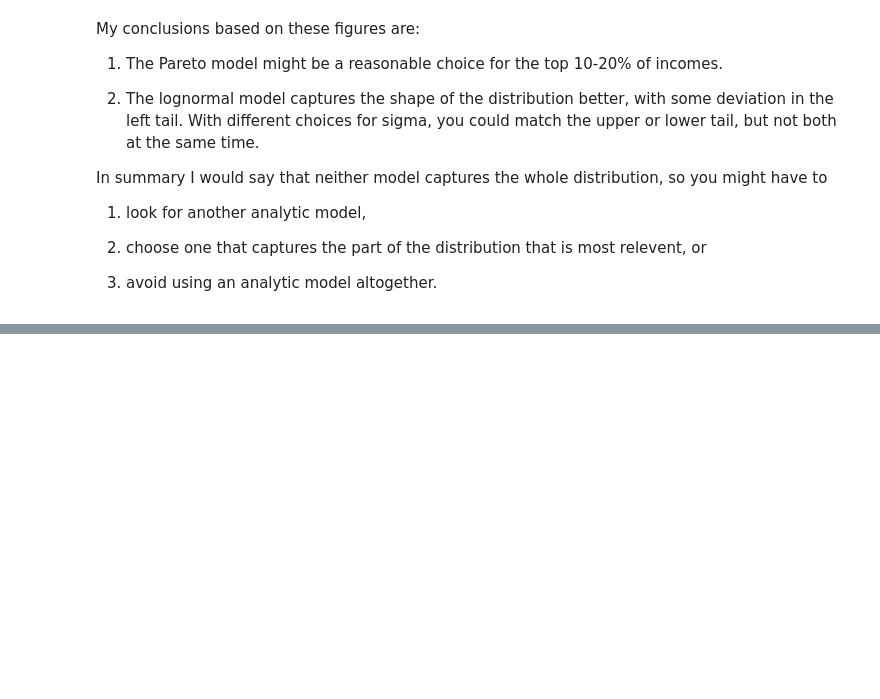
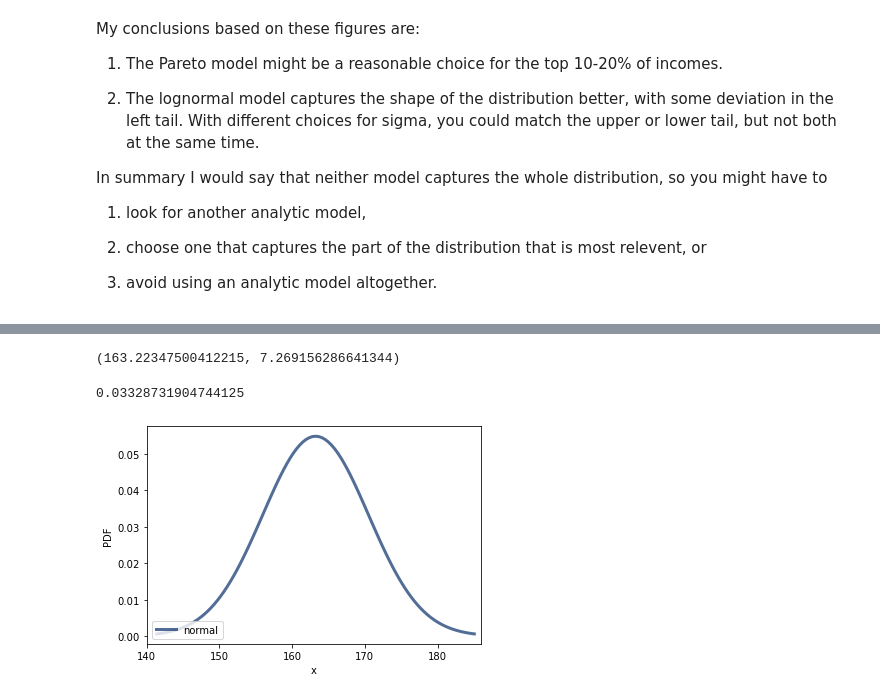
Before and after one commit to RGunasekaran21249030/DS530-RGunasekaran, a Jupyter notebook: Assignment_5_2_RagunathGunasekaran.ipynb, the cells around one changed output, grey strips where cells are left out. Drawn from its saved outputs; the diff is of its cells as text; code cells hidden in the pictures; blank space fills up the shorter version.

```diff
--- a/Assignment_5_2_RagunathGunasekaran.ipynb
+++ b/Assignment_5_2_RagunathGunasekaran.ipynb
@@ -601,0 +661,19 @@ so you might have to
+# %%
+df = brfss.ReadBrfss(nrows=None)
+# %%
+female = df[df.sex==2]
+female_heights = female.htm3.dropna()
+mean, std = female_heights.mean(), female_heights.std()
+mean, std
+# %% [output]
+(163.22347500412215, 7.269156286641344)
+# %%
+pdf = thinkstats2.NormalPdf(mean, std)
+pdf.Density(mean + std)
+# %% [output]
+0.03328731904744125
+# %%
+thinkplot.Pdf(pdf, label='normal')
+thinkplot.Config(xlabel='x', ylabel='PDF', xlim=[140, 186])
+# %% [output]
+[figure, added]
```
Also changed, not shown: parts of 52 cells of this notebook.
